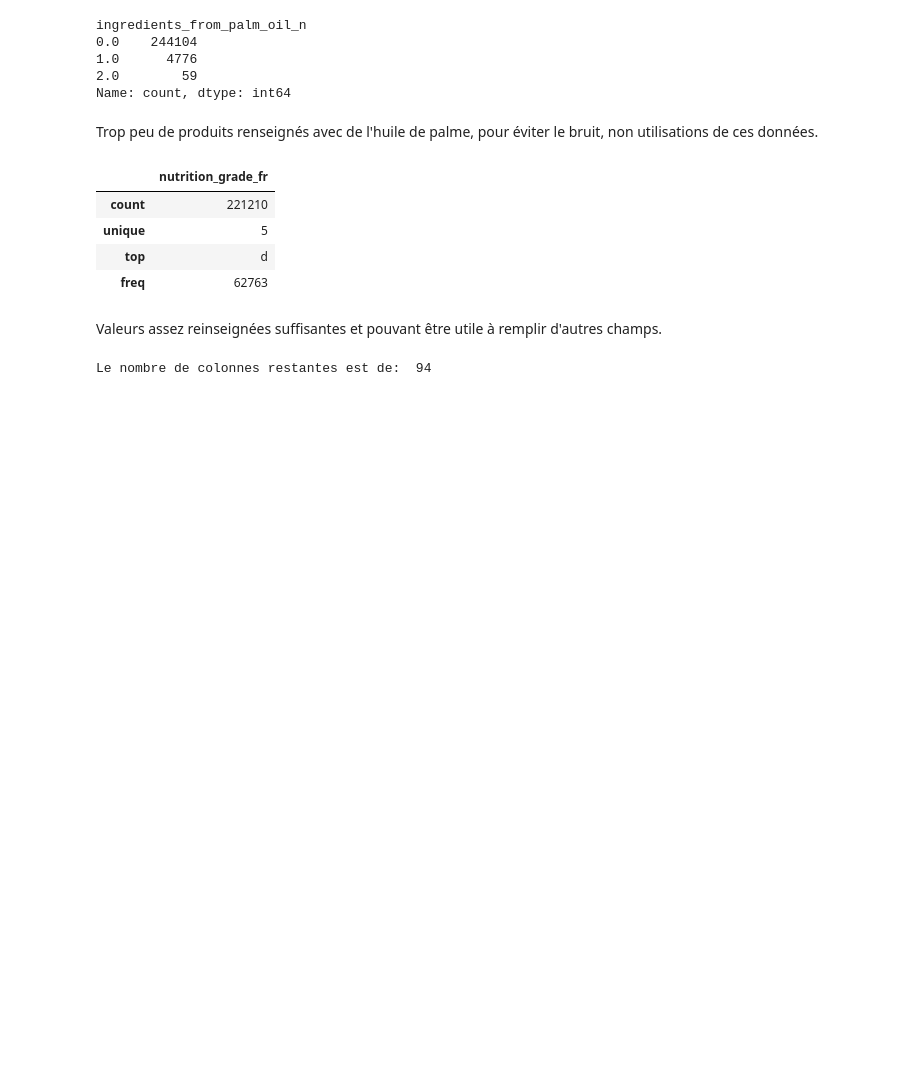
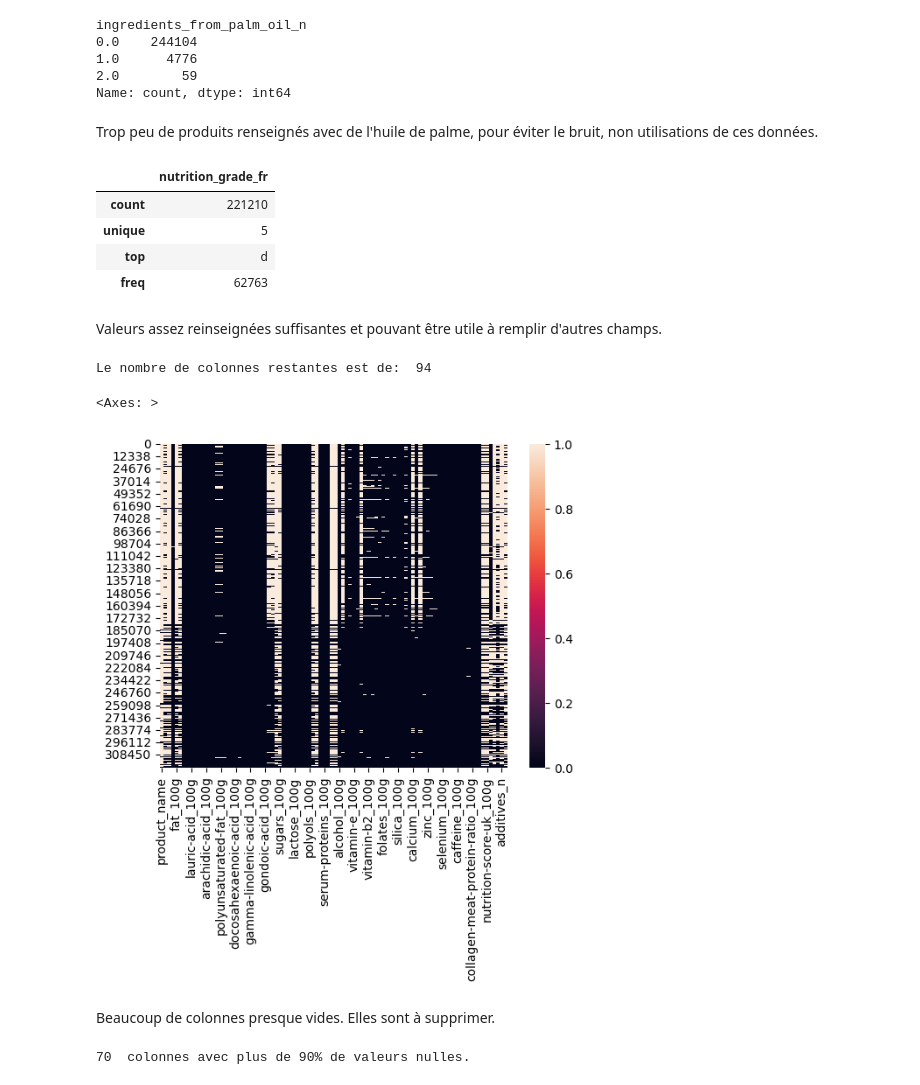
Before and after one commit to Nacim-B/Sante_Publique_France, a Jupyter notebook: Sante_Publique.ipynb, the cells around one changed output. Saved outputs shown, nothing was run; the diff lists cells and outputs as text; code cells hidden in the pictures; blank space fills up the shorter version.

Commit message:
debut gestion valeurs manquantes

```diff
--- a/Sante_Publique.ipynb
+++ b/Sante_Publique.ipynb
@@ -285,3 +285,19 @@ df_2 = df[caracteristiques_princip + caracteristiques_sec]
 print('Le nombre de colonnes restantes est de: ', df_2.shape[1])
 # %% [output]
 Le nombre de colonnes restantes est de:  94
+# %%
+#visualisation des valeurs nulles / non nulles sur les colonnes restantes
+
+sns.heatmap(df_2.notna())
+# %% [output]
+<Axes: >
+[figure, added]
+# %% [markdown]
+Beaucoup de colonnes presque vides. Elles sont à supprimer.
+# %%
+#liste des colonnes avec plus de 90% de valeurs nulles
+
+colonnes_a_supprimer = df_2.columns[round(df_2.isna().mean()*100,1)> 90]
+print(len(colonnes_a_supprimer), ' colonnes avec plus de 90% de valeurs nulles.')
+# %% [output]
+70  colonnes avec plus de 90% de valeurs nulles.
```
Also changed, not shown: parts of 4 cells of this notebook.
